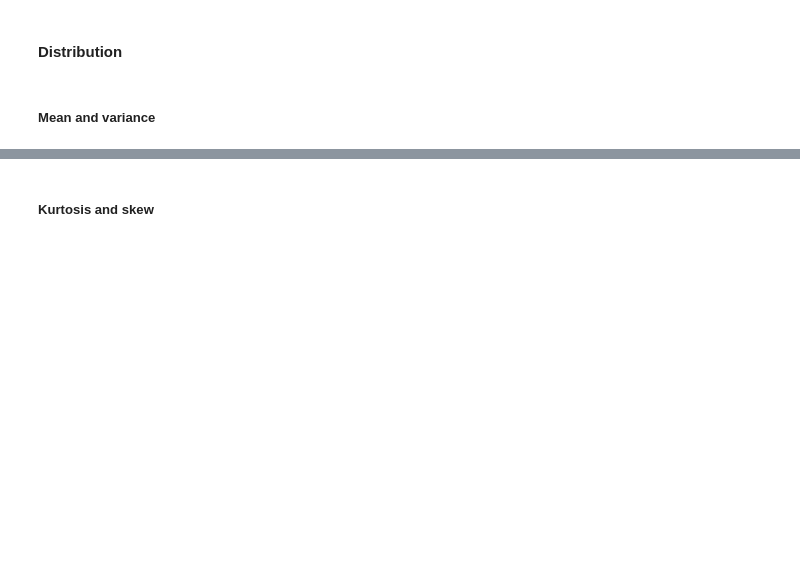
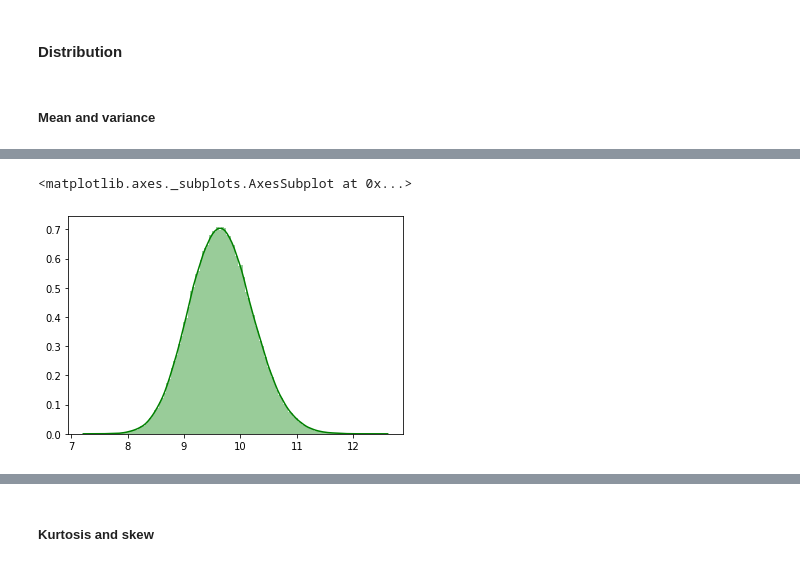
Before and after one commit to loicdiridollou/customer-data-analysis, a Jupyter notebook: santander-data-analysis.ipynb, the cells around one changed output, grey strips where cells are left out. Saved outputs shown, nothing was run; the diff lists cells and outputs as text; code cells hidden in the pictures; blank space fills up the shorter version.

```diff
--- a/santander-data-analysis.ipynb
+++ b/santander-data-analysis.ipynb
@@ -55,0 +125,5 @@ train_df = pd.DataFrame(o)
+# %%
+sns.distplot(train_df[features].std(axis=1),color="green", kde=True,bins=120, label='train')
+# %% [output]
+<matplotlib.axes._subplots.AxesSubplot at 0x...>
+[figure, added]
```
Also changed, not shown: parts of 33 cells of this notebook.
